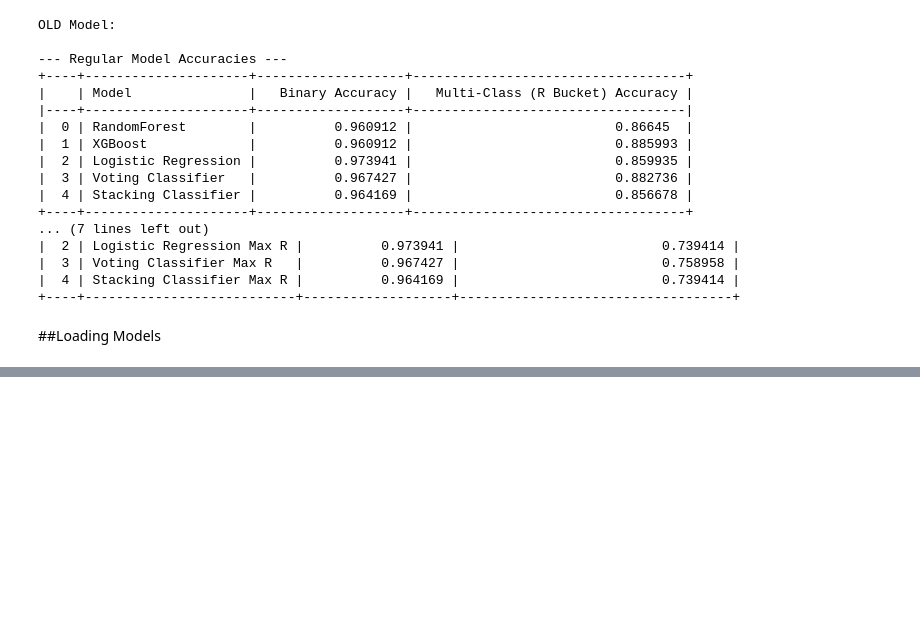
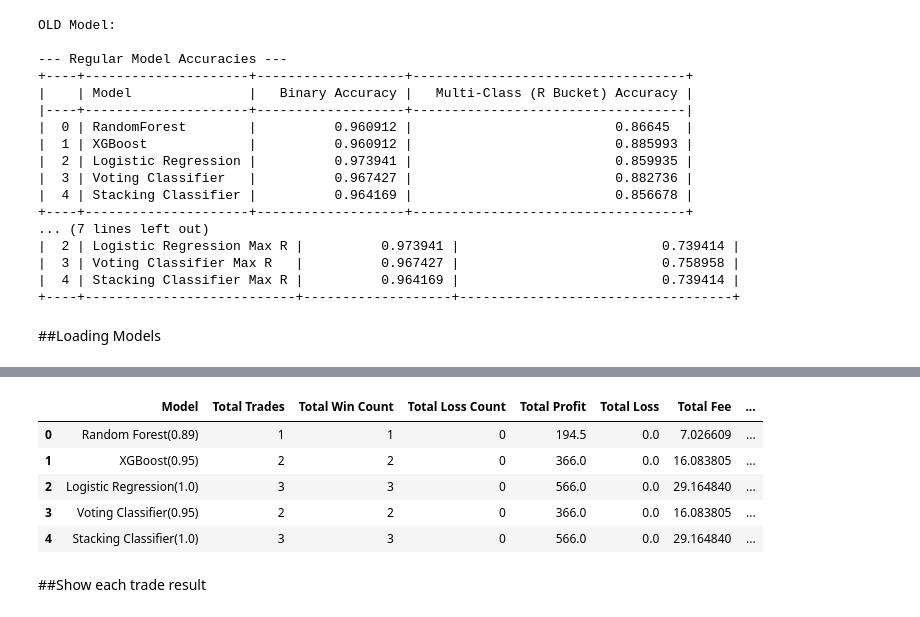
Before and after one commit to MIARD/SMC, a Jupyter notebook: SMC_ML_APP.ipynb, the cells around one changed output, grey strips where cells are left out. Saved outputs shown, nothing was run; the diff lists cells and outputs as text; code cells hidden in the pictures; blank space fills up the shorter version.

```diff
--- a/SMC_ML_APP.ipynb
+++ b/SMC_ML_APP.ipynb
@@ -896,0 +1030,11 @@ Date: 06/30/2025, Time: 23:45, Criteria: LG C, Prior CL: 3, Prior CW: 0
+# %%
+overall_stats(df, y_test_data,old_regular_results)
+# %% [output]
+|  | Model | Total Trades | Total Win Count | Total Loss Count | Total Profit | Total Loss | Total Fee | ... |
+| 0 | Random Forest(0.89) | 1 | 1 | 0 | 194.5 | 0.0 | 7.026609 | ... |
+| 1 | XGBoost(0.95) | 2 | 2 | 0 | 366.0 | 0.0 | 16.083805 | ... |
+| 2 | Logistic Regression(1.0) | 3 | 3 | 0 | 566.0 | 0.0 | 29.164840 | ... |
+| 3 | Voting Classifier(0.95) | 2 | 2 | 0 | 366.0 | 0.0 | 16.083805 | ... |
+| 4 | Stacking Classifier(1.0) | 3 | 3 | 0 | 566.0 | 0.0 | 29.164840 | ... |
+# %% [markdown]
+##Show each trade result
```
Also changed, not shown: parts of 33 cells of this notebook.
